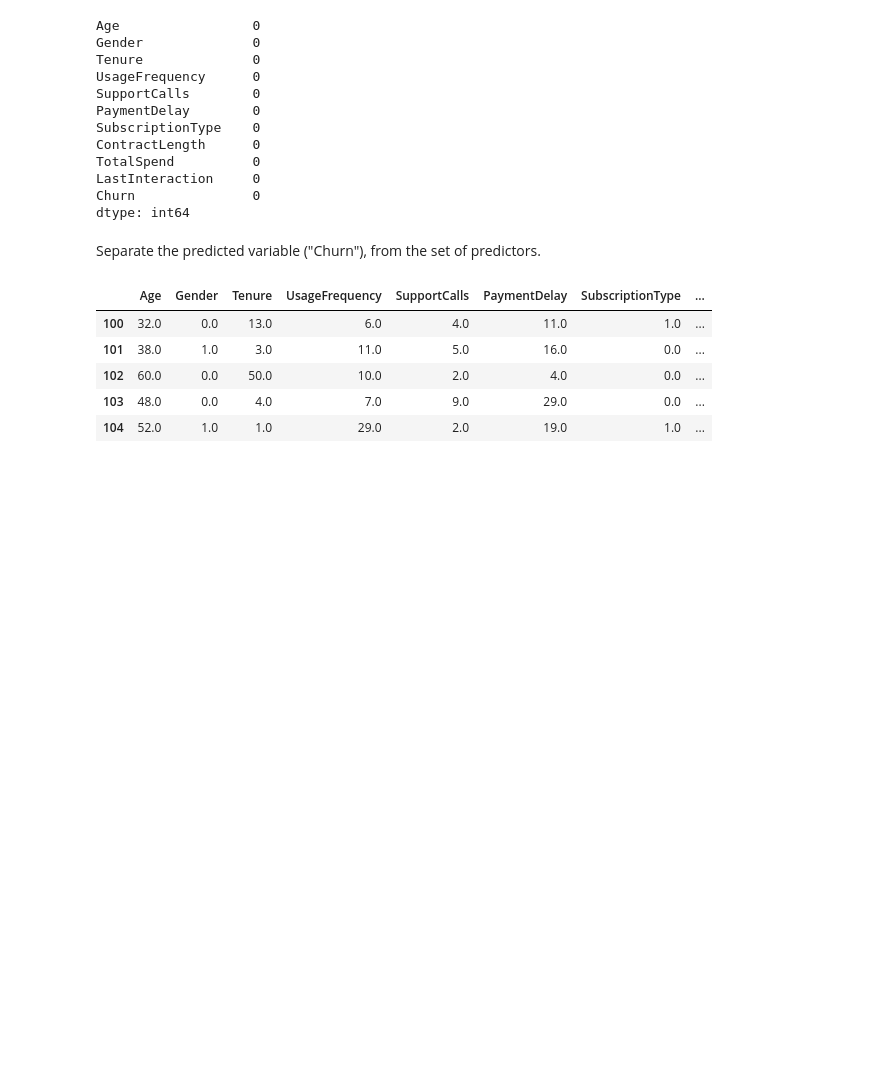
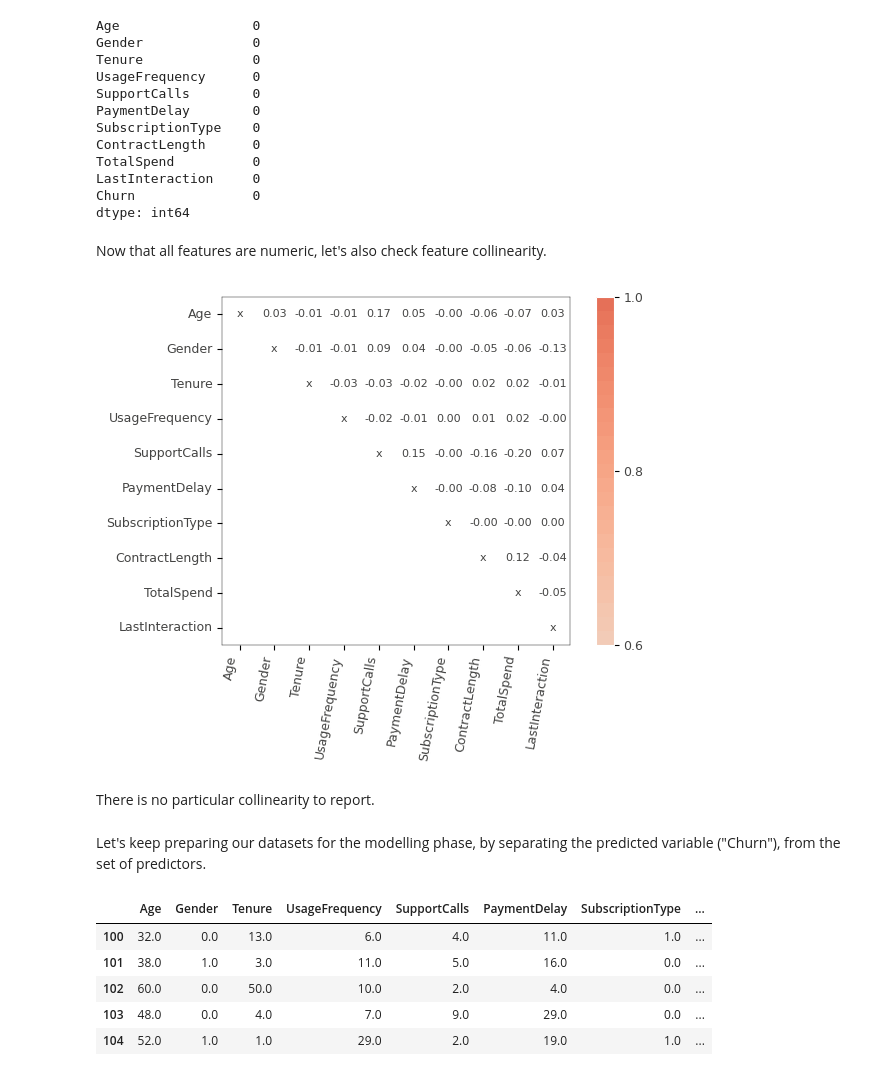
Before and after one commit to lelayf/churn-analysis, a Jupyter notebook: 2-PredictiveModel-NoBinning.ipynb, the cells around one changed output. Cells and saved outputs as stored; diff of their text form; code cells hidden in the pictures; blank space fills up the shorter version.

```diff
--- a/2-PredictiveModel-NoBinning.ipynb
+++ b/2-PredictiveModel-NoBinning.ipynb
@@ -67,8 +67,19 @@ TotalSpend          0
 LastInteraction     0
 Churn               0
 dtype: int64
+# %% [markdown]
+Now that all features are numeric, let's also check feature collinearity.
+# %%
+### Feature Collinearity
+from rfpimp import plot_corr_heatmap
+viz = plot_corr_heatmap(train_org, figsize=(7,5))
+viz.save('./corrheatmap.svg')
+# %% [output]
+[figure, added]
+# %% [markdown]
+There is no particular collinearity to report.
 # %% [markdown]
-Separate the predicted variable ("Churn"), from the set of predictors.
+Let's keep preparing our datasets for the modelling phase, by separating the predicted variable ("Churn"), from the set of predictors.
 # %%
 y_test = test_org.pop('Churn')
 y_train = train_org.pop('Churn')
```
Also changed, not shown: parts of 6 cells of this notebook, 2 other files.
